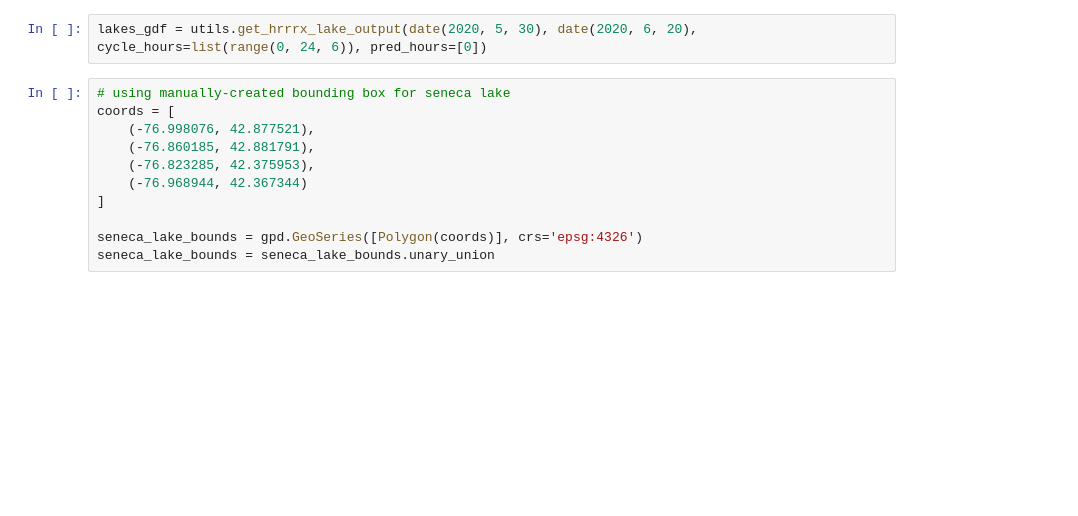
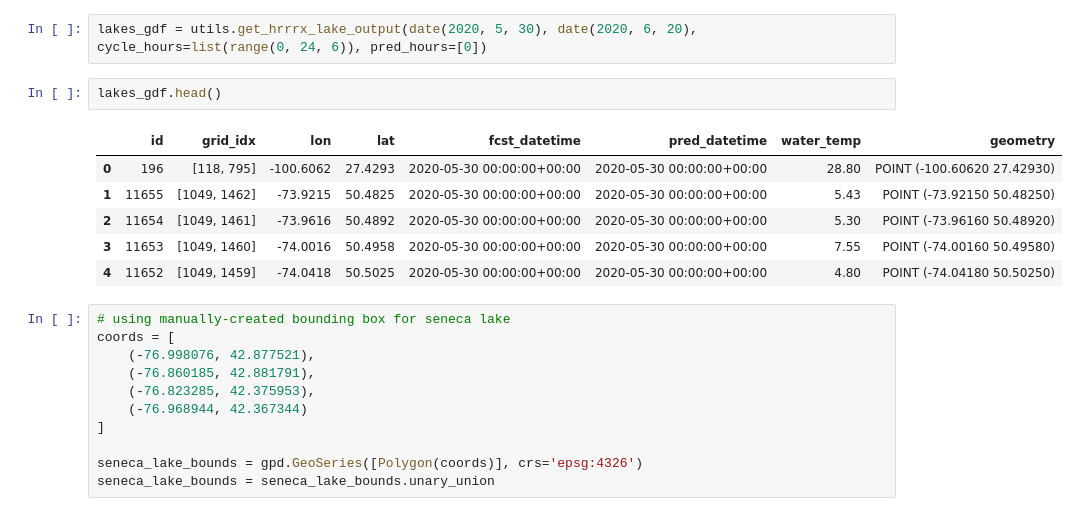
Before and after one commit to seangtkelley/hrrr-clm-lake-model-analysis, a Jupyter notebook: notebooks/HRRRX-USGSBuoy-20200530-20200620-SenecaLake-Timeseries.ipynb, the cells around one changed output. Drawn from its saved outputs; the diff is of its cells as text; blank space fills up the shorter version.

```diff
--- a/notebooks/HRRRX-USGSBuoy-20200530-20200620-SenecaLake-Timeseries.ipynb
+++ b/notebooks/HRRRX-USGSBuoy-20200530-20200620-SenecaLake-Timeseries.ipynb
@@ -26,5 +31,14 @@ from lib import utils
 # %%
 lakes_gdf = utils.get_hrrrx_lake_output(date(2020, 5, 30), date(2020, 6, 20), cycle_hours=list(range(0, 24, 6)), pred_hours=[0])
+# %%
+lakes_gdf.head()
+# %% [output]
+|  | id | grid_idx | lon | lat | fcst_datetime | pred_datetime | water_temp | geometry |
+| 0 | 196 | [118, 795] | -100.6062 | 27.4293 | 2020-05-30 00:00:00+00:00 | 2020-05-30 00:00:00+00:00 | 28.80 | POINT (-100.60620 27.42930) |
+| 1 | 11655 | [1049, 1462] | -73.9215 | 50.4825 | 2020-05-30 00:00:00+00:00 | 2020-05-30 00:00:00+00:00 | 5.43 | POINT (-73.92150 50.48250) |
+| 2 | 11654 | [1049, 1461] | -73.9616 | 50.4892 | 2020-05-30 00:00:00+00:00 | 2020-05-30 00:00:00+00:00 | 5.30 | POINT (-73.96160 50.48920) |
+| 3 | 11653 | [1049, 1460] | -74.0016 | 50.4958 | 2020-05-30 00:00:00+00:00 | 2020-05-30 00:00:00+00:00 | 7.55 | POINT (-74.00160 50.49580) |
+| 4 | 11652 | [1049, 1459] | -74.0418 | 50.5025 | 2020-05-30 00:00:00+00:00 | 2020-05-30 00:00:00+00:00 | 4.80 | POINT (-74.04180 50.50250) |
 # %%
 # using manually-created bounding box for seneca lake
 coords = [
```
Also changed, not shown: parts of 6 cells of this notebook, 2 other files.
